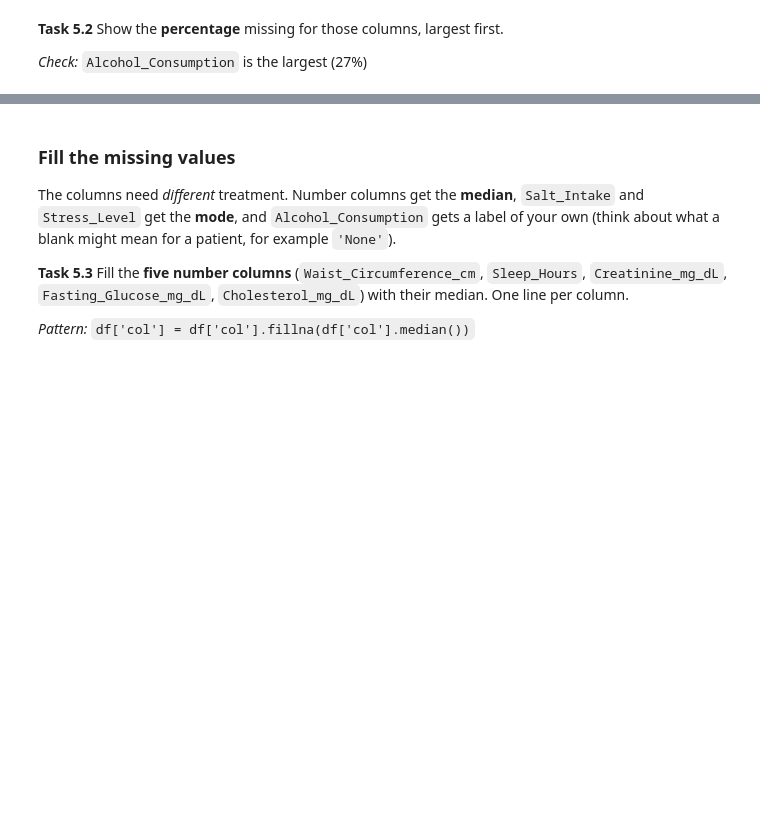
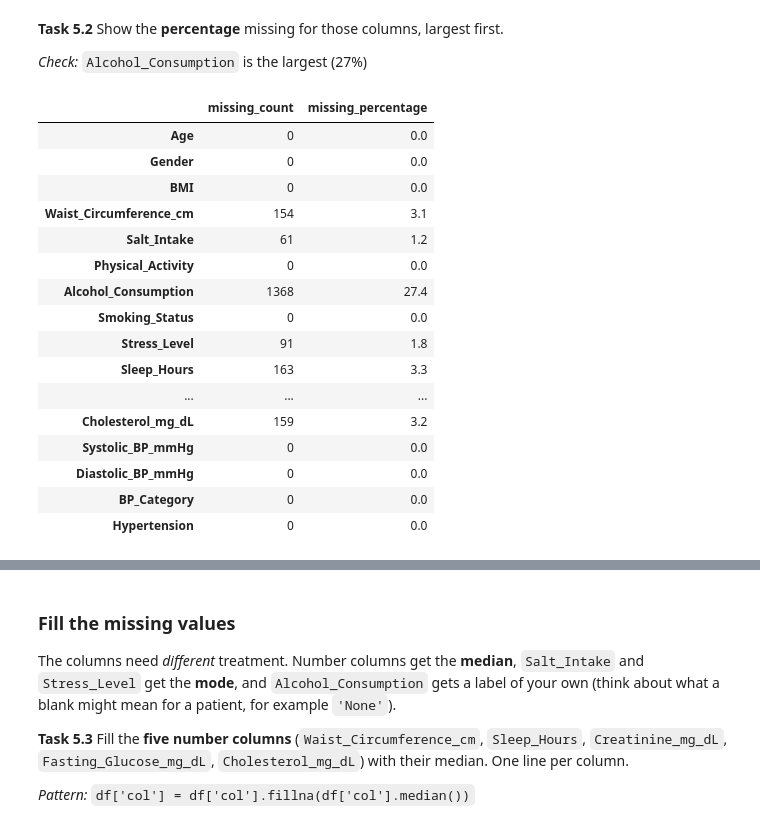
Before and after one commit to KarunaBaruwal/Pyt, a Jupyter notebook: Week5_Workshop_Pandas_Student.ipynb, the cells around one changed output, grey strips where cells are left out. Drawn from its saved outputs; the diff is of its cells as text; code cells hidden in the pictures; blank space fills up the shorter version.

Commit message:
Checked duplicates and categories; handled missing values

```diff
--- a/Week5_Workshop_Pandas_Student.ipynb
+++ b/Week5_Workshop_Pandas_Student.ipynb
@@ -424,3 +427,6 @@ df.agg({
 **Task 4.2** Show the categories of `Gender`.
 # %%
 # your code here
+# %%
+# your code here
+df['Gender'] =df['Gender'].replace().sum()
@@ -460,0 +467,27 @@ iqr = ...
+# %%
+# your code here
+missing_count = df.isnull().sum()
+missing_percentage = (df.isnull().mean() * 100).round(1)
+missing_df = pd.DataFrame({
+    'missing_count': missing_count,
+    'missing_percentage': missing_percentage})
+missing_df
+#.sort_values(by='missing_percentage', ascending=False)
+# %% [output]
+|  | missing_count | missing_percentage |
+| Age | 0 | 0.0 |
+| Gender | 0 | 0.0 |
+| BMI | 0 | 0.0 |
+| Waist_Circumference_cm | 154 | 3.1 |
+| Salt_Intake | 61 | 1.2 |
+| Physical_Activity | 0 | 0.0 |
+| Alcohol_Consumption | 1368 | 27.4 |
+| Smoking_Status | 0 | 0.0 |
+| Stress_Level | 91 | 1.8 |
+| Sleep_Hours | 163 | 3.3 |
+| ... | ... | ... |
+| Cholesterol_mg_dL | 159 | 3.2 |
+| Systolic_BP_mmHg | 0 | 0.0 |
+| Diastolic_BP_mmHg | 0 | 0.0 |
+| BP_Category | 0 | 0.0 |
+| Hypertension | 0 | 0.0 |
```
Also changed, not shown: parts of 10 cells of this notebook.
